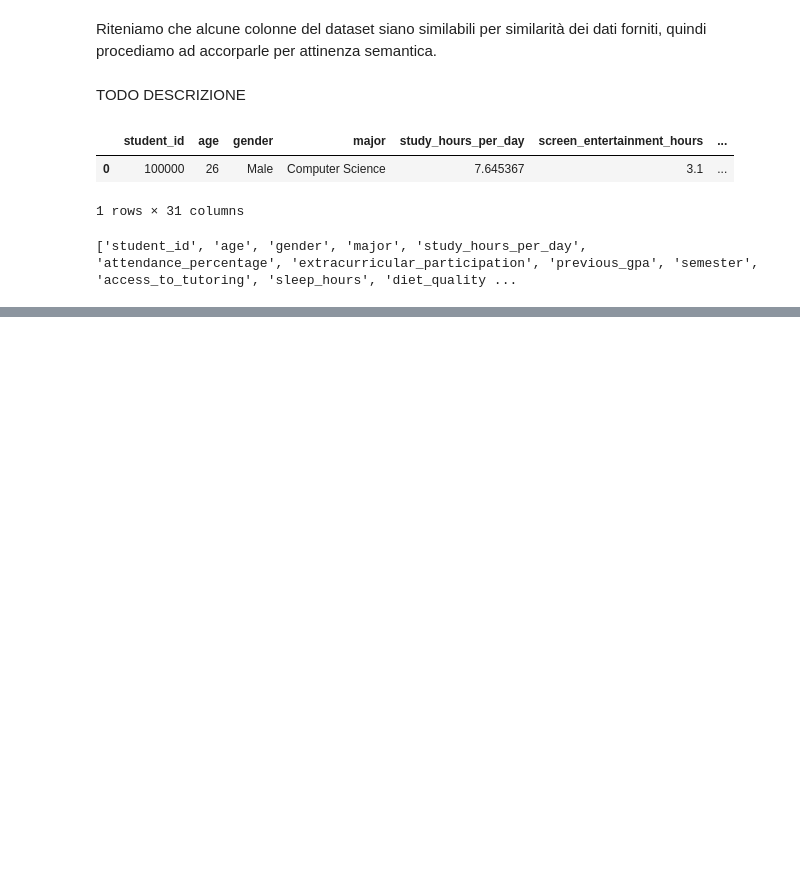
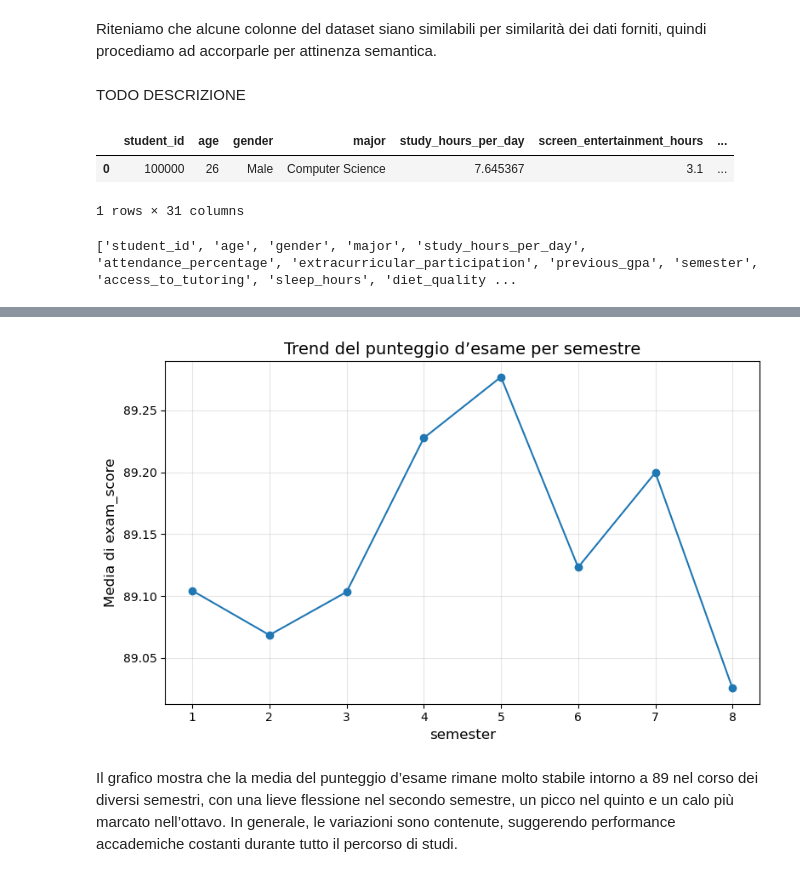
Before and after one commit to FrancescoPazz/Students-Habits-and-Academic-Perfomance, a Jupyter notebook: student_habits_and_academic_performance.ipynb, the cells around one changed output, grey strips where cells are left out. Cells and saved outputs as stored; diff of their text form; code cells hidden in the pictures; blank space fills up the shorter version.

```diff
--- a/student_habits_and_academic_performance.ipynb
+++ b/student_habits_and_academic_performance.ipynb
@@ -222,0 +283,11 @@ TODO INVERTIRE POSIZIONE ANALISI DATI CON PREPARAZIONE DATI
+# %%
+def plot_line_trend(data, cat, num, title=None):
+    means = data.groupby(cat)[num].mean().sort_index()
+    plt.figure(figsize=(8,5))
+    plt.plot(means.index, means.values, marker='o', linestyle='-')
+    plt.title(title or f'Trend di {num} per {cat}', fontsize=14)
+    plt.xlabel(cat, fontsize=12)
+    plt.ylabel(f'Media di {num}', fontsize=12)
+    plt.grid(alpha=0.3)
+    plt.tight_layout()
+    plt.show()
@@ -222,0 +328,11 @@ TODO INVERTIRE POSIZIONE ANALISI DATI CON PREPARAZIONE DATI
+# %%
+plot_line_trend(
+    students,
+    cat='semester',
+    num='exam_score',
+    title='Trend del punteggio d’esame per semestre'
+)
+# %% [output]
+[figure, added]
+# %% [markdown]
+Il grafico mostra che la media del punteggio d’esame rimane molto stabile intorno a 89 nel corso dei diversi semestri, con una lieve flessione nel secondo semestre, un picco nel quinto e un calo più marcato nell’ottavo. In generale, le variazioni sono contenute, suggerendo performance accademiche costanti durante tutto il percorso di studi.
```
Also changed, not shown: parts of 17 cells of this notebook.
